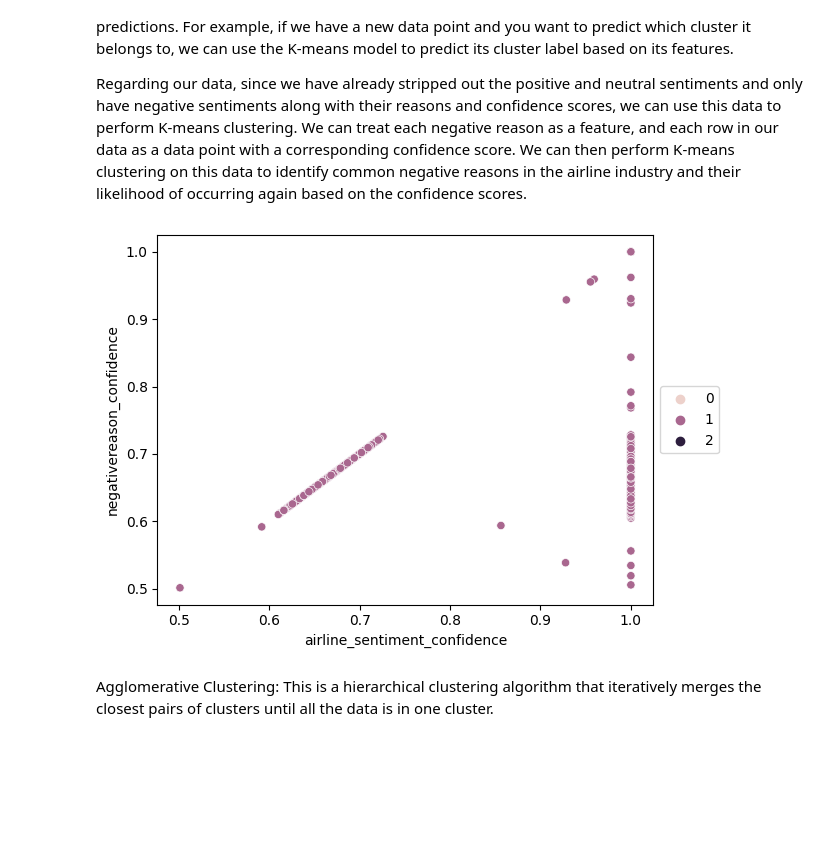
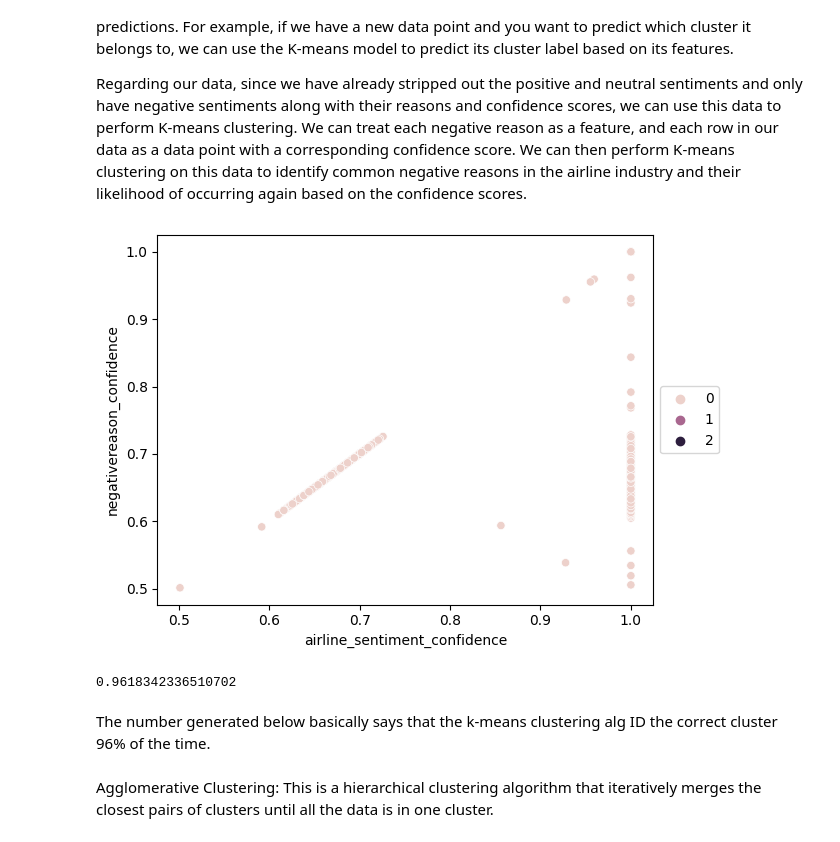
Before and after one commit to ElDon2308/Airline-Sentiment-Analysis, a Jupyter notebook: Data-minng-project copy.ipynb, the cells around one changed output. Cells and saved outputs as stored; diff of their text form; code cells hidden in the pictures; blank space fills up the shorter version.

```diff
--- a/Data-minng-project copy.ipynb
+++ b/Data-minng-project copy.ipynb
@@ -324,35 +321,65 @@ Regarding our data, since we have already stripped out the positive and neutral
 # %%
 #Here is the revised code with comments added:
 
 # Select columns for clustering
 X = tweetsDf[['negativereason_confidence', 'airline_sentiment_confidence']]
 # One-hot encode categorical variable
-X = pd.get_dummies(X, columns=['negativereason_confidence'])
+X = pd.get_dummies(X, columns=['negativereason_confidence', 'airline_sentiment_confidence'])
 
 # Scale the data
 from sklearn.preprocessing import StandardScaler
 scaler = StandardScaler()
 X_scaled = scaler.fit_transform(X)
 
 # Perform KMeans clustering
 from sklearn.cluster import KMeans
 kmeans = KMeans(n_clusters=3)
 kmeans.fit(X_scaled)
 
 # Plot the clusters
 import matplotlib.pyplot as plt
 import seaborn as sns
 
 # Add cluster assignments to the dataframe
 tweetsDf['cluster'] = kmeans.labels_
 
 # Plot the clusters
 sns.scatterplot(x='airline_sentiment_confidence', y='negativereason_confidence', hue='cluster', data=tweetsDf)
 
 plt.legend(loc='center left', bbox_to_anchor=(1, 0.5),fontsize=10)
 plt.show()
 # %% [output]
-[figure, old version]
+[figure, new version]
+# %%
+from sklearn.model_selection import train_test_split
+
+# Select the features you want to use for clustering
+X = tweetsDf[['airline_sentiment_confidence', 'negativereason_confidence']]
+
+# Scale the features
+from sklearn.preprocessing import StandardScaler
+scaler = StandardScaler()
+X_scaled = scaler.fit_transform(X)
+
+# Split the data into training and test sets
+X_train, X_test = train_test_split(X_scaled, test_size=0.2, random_state=42)
+
+# Fit the KMeans model to the training data
+kmeans = KMeans(n_clusters=3, n_init=10)
+kmeans.fit(X_train)
+
+# Predict the clusters for the test data
+test_clusters = kmeans.predict(X_test)
+
+# Evaluate the clustering performance using a metric such as silhouette score
+from sklearn.metrics import silhouette_score
+silhouette_score(X_test, test_clusters)
+# %% [output]
+0.9618342336510702
+# %% [markdown]
+
+The number generated below basically says that the k-means clustering alg ID the correct cluster
+96% of the time.
 # %% [markdown]
 Agglomerative Clustering: This is a hierarchical clustering algorithm that iteratively merges the closest pairs of clusters until all the data is in one cluster.
 # %%
```
Also changed, not shown: parts of 7 cells of this notebook, 2 other files.
